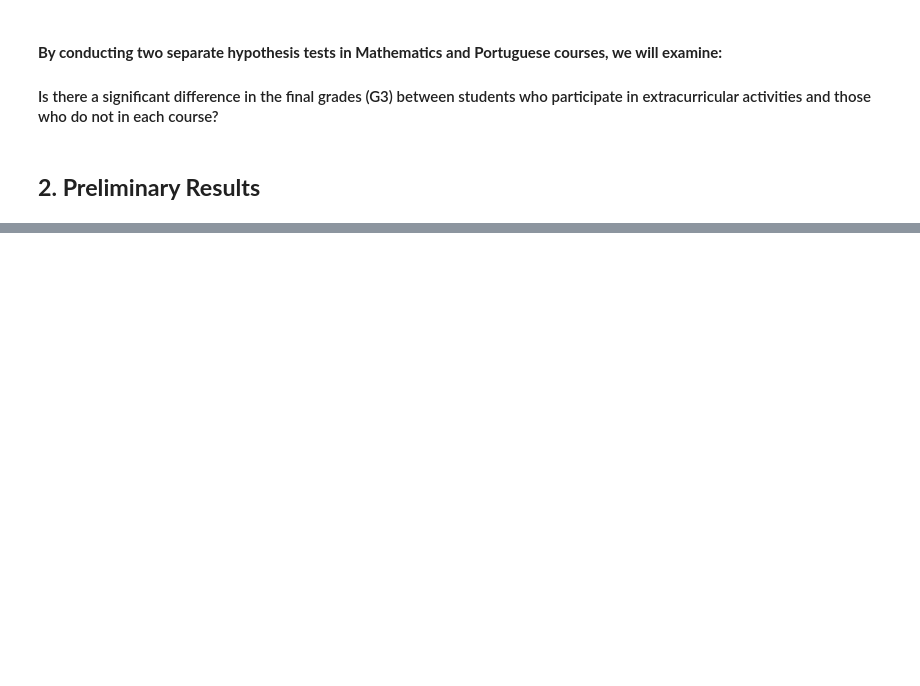
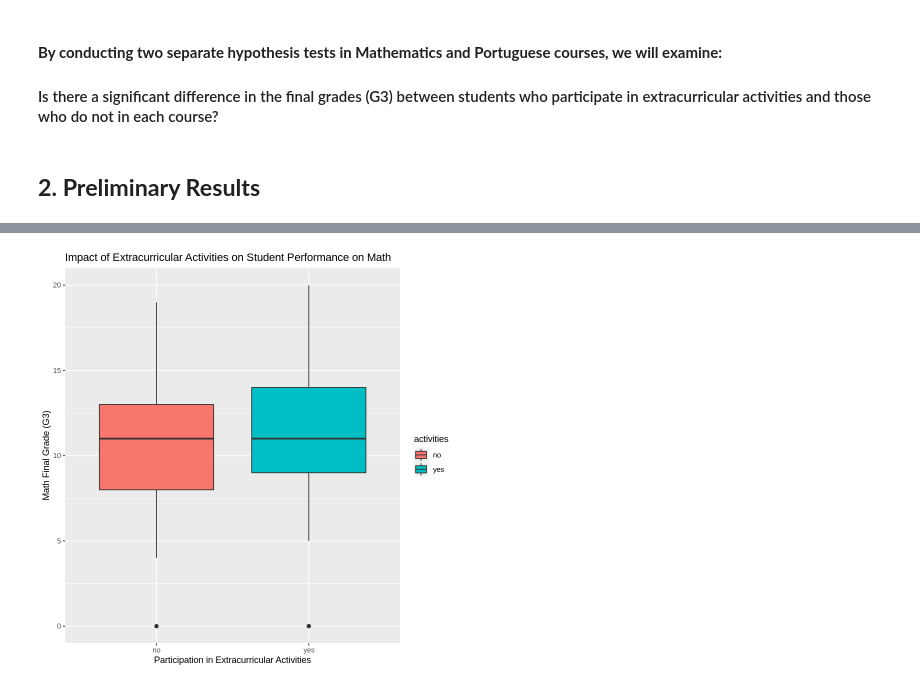
Before and after one commit to Nariman-av/STAT-201-Group-13, a Jupyter notebook: project_proposal_13.ipynb, the cells around one changed output, grey strips where cells are left out. Saved outputs shown, nothing was run; the diff lists cells and outputs as text; code cells hidden in the pictures; blank space fills up the shorter version.

```diff
--- a/project_proposal_13.ipynb
+++ b/project_proposal_13.ipynb
@@ -70,0 +212,10 @@ A data.frame: 6 × 1
+# %%
+# Create a boxplot of Math grades based on participation in extracurricular activities
+mat_data %>%
+    ggplot(aes(x = activities, y = G3, fill = activities)) +
+    geom_boxplot() +
+    labs(x = "Participation in Extracurricular Activities", y = "Math Final Grade (G3)",
+    title = "Impact of Extracurricular Activities on Student Performance on Math") +
+    theme(text = element_text(size = 11))
+# %% [output]
+[figure, added]
```
Also changed, not shown: parts of 13 cells of this notebook.
